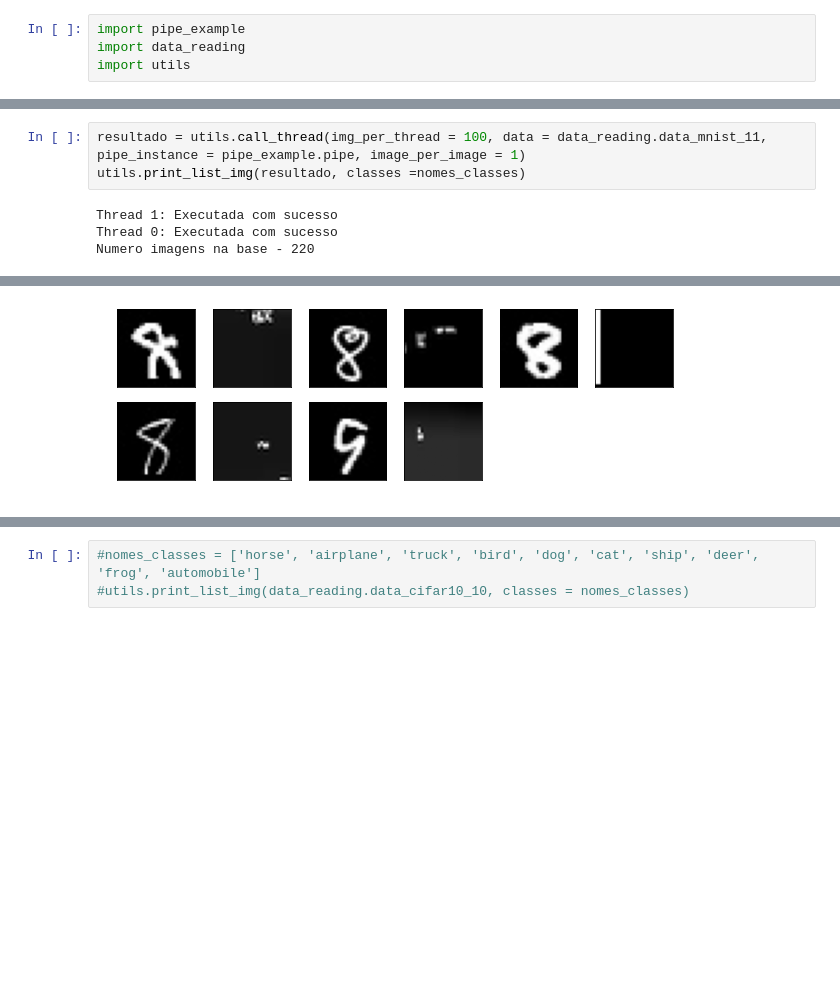
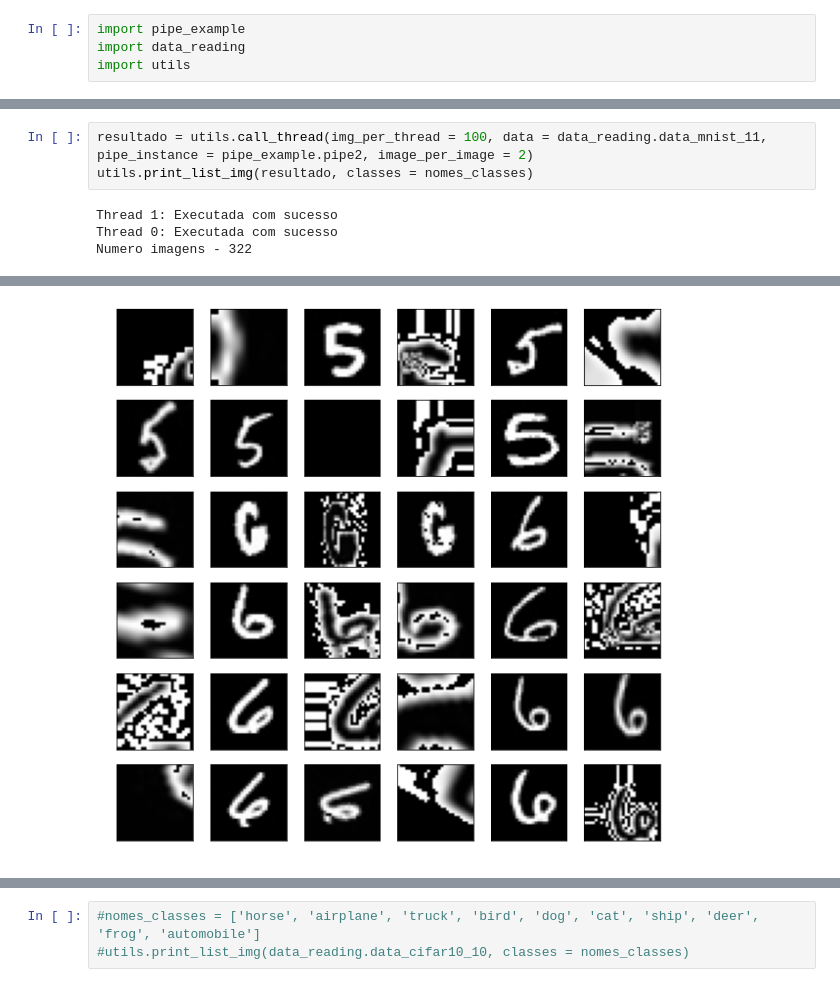
Before and after one commit to Birunda3000/Image-Augmentation, a Jupyter notebook: Exemplo_thread.ipynb, the cells around one changed output, grey strips where cells are left out. Cells and saved outputs as stored; diff of their text form; blank space fills up the shorter version.

Commit message:
Mudanças superficiais
mudança de nomes de arquivos
-Mudança da forma de exibir o pipe pandas -> prettytable
-Novo pipe no pipe_example e sua utilização no Exemplo_thread
-entre outros

```diff
--- a/Exemplo_thread.ipynb
+++ b/Exemplo_thread.ipynb
@@ -12,9 +12,9 @@ Numero imagens na base - 110
 [figure]
 [figure]
 # %%
-resultado = utils.call_thread(img_per_thread = 100, data = data_reading.data_mnist_11, pipe_instance = pipe_example.pipe, image_per_image = 1)
-utils.print_list_img(resultado, classes =nomes_classes)
+resultado = utils.call_thread(img_per_thread = 100, data = data_reading.data_mnist_11, pipe_instance = pipe_example.pipe2, image_per_image = 2)
+utils.print_list_img(resultado, classes = nomes_classes)
 # %% [output]
 Thread 1: Executada com sucesso
 Thread 0: Executada com sucesso
-Numero imagens na base - 220
+Numero imagens - 322
@@ -27 +27 @@ Numero imagens na base - 220
-[figure, old version]
+[figure, new version]
```
Also changed, not shown: parts of 2 cells of this notebook, 5 other files.
